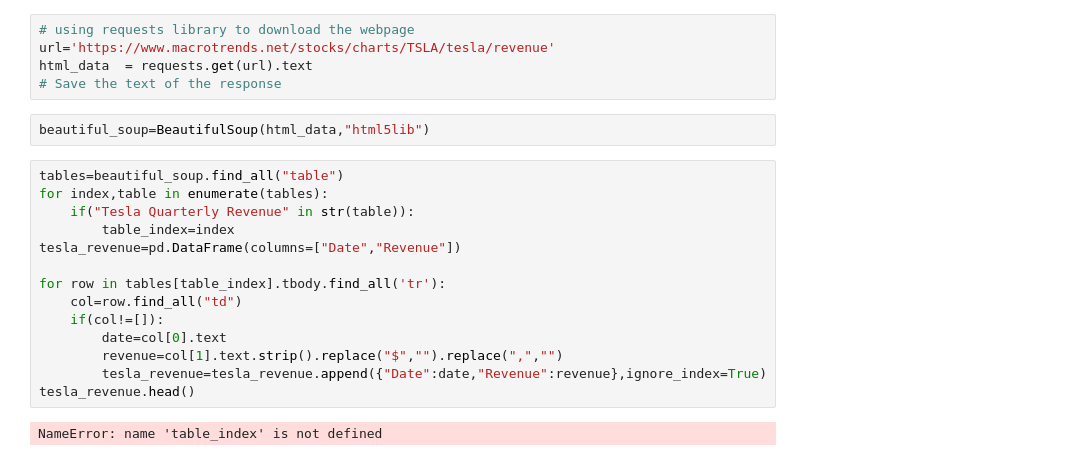
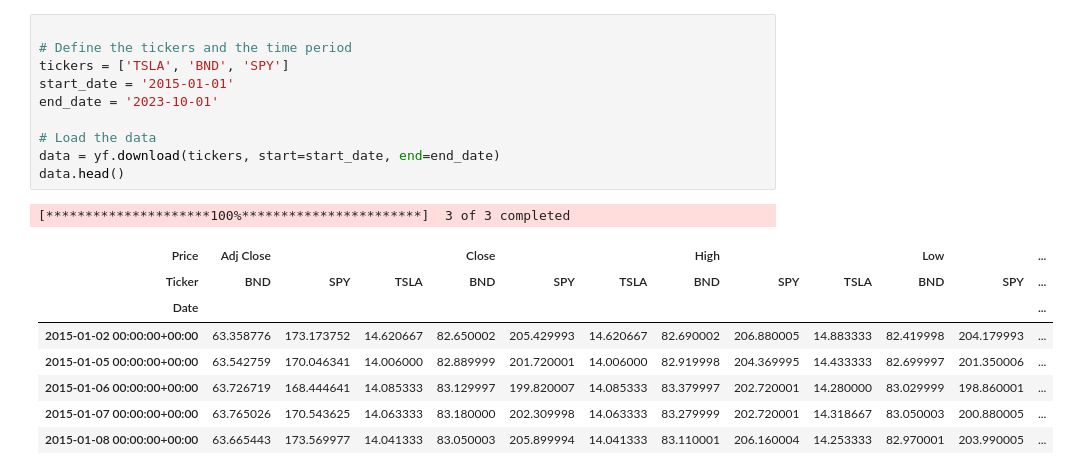
Before and after one commit to jackEBG/11week, a Jupyter notebook: notebook/data_analizer.ipynb, the cells around one changed output. Drawn from its saved outputs; the diff is of its cells as text.

```diff
--- a/notebook/data_analizer.ipynb
+++ b/notebook/data_analizer.ipynb
@@ -26,23 +11,20 @@ tesla_data.head()
-# %%
-# using requests library to download the webpage
-url='https://www.macrotrends.net/stocks/charts/TSLA/tesla/revenue'
-html_data  = requests.get(url).text
-# Save the text of the response
-# %%
-beautiful_soup=BeautifulSoup(html_data,"html5lib")
-# %%
-tables=beautiful_soup.find_all("table")
-for index,table in enumerate(tables):
-    if("Tesla Quarterly Revenue" in str(table)):
-        table_index=index
-tesla_revenue=pd.DataFrame(columns=["Date","Revenue"])
-
-for row in tables[table_index].tbody.find_all('tr'):
-    col=row.find_all("td")
-    if(col!=[]):
-        date=col[0].text
-        revenue=col[1].text.strip().replace("$","").replace(",","")
-        tesla_revenue=tesla_revenue.append({"Date":date,"Revenue":revenue},ignore_index=True)
-tesla_revenue.head()
-# %% [output]
-NameError: name 'table_index' is not defined
+# %%
+
+# Define the tickers and the time period
+tickers = ['TSLA', 'BND', 'SPY']
+start_date = '2015-01-01'
+end_date = '2023-10-01'
+
+# Load the data
+data = yf.download(tickers, start=start_date, end=end_date)
+data.head()
+# %% [output]
+[*********************100%***********************]  3 of 3 completed
+| Price | Adj Close |  |  | Close |  |  | High |  |  | Low |  | ... |
+| Ticker | BND | SPY | TSLA | BND | SPY | TSLA | BND | SPY | TSLA | BND | SPY | ... |
+| Date |  |  |  |  |  |  |  |  |  |  |  | ... |
+| 2015-01-02 00:00:00+00:00 | 63.358776 | 173.173752 | 14.620667 | 82.650002 | 205.429993 | 14.620667 | 82.690002 | 206.880005 | 14.883333 | 82.419998 | 204.179993 | ... |
+| 2015-01-05 00:00:00+00:00 | 63.542759 | 170.046341 | 14.006000 | 82.889999 | 201.720001 | 14.006000 | 82.919998 | 204.369995 | 14.433333 | 82.699997 | 201.350006 | ... |
+| 2015-01-06 00:00:00+00:00 | 63.726719 | 168.444641 | 14.085333 | 83.129997 | 199.820007 | 14.085333 | 83.379997 | 202.720001 | 14.280000 | 83.029999 | 198.860001 | ... |
+| 2015-01-07 00:00:00+00:00 | 63.765026 | 170.543625 | 14.063333 | 83.180000 | 202.309998 | 14.063333 | 83.279999 | 202.720001 | 14.318667 | 83.050003 | 200.880005 | ... |
+| 2015-01-08 00:00:00+00:00 | 63.665443 | 173.569977 | 14.041333 | 83.050003 | 205.899994 | 14.041333 | 83.110001 | 206.160004 | 14.253333 | 82.970001 | 203.990005 | ... |
```
Also changed, not shown: parts of 17 cells of this notebook.
